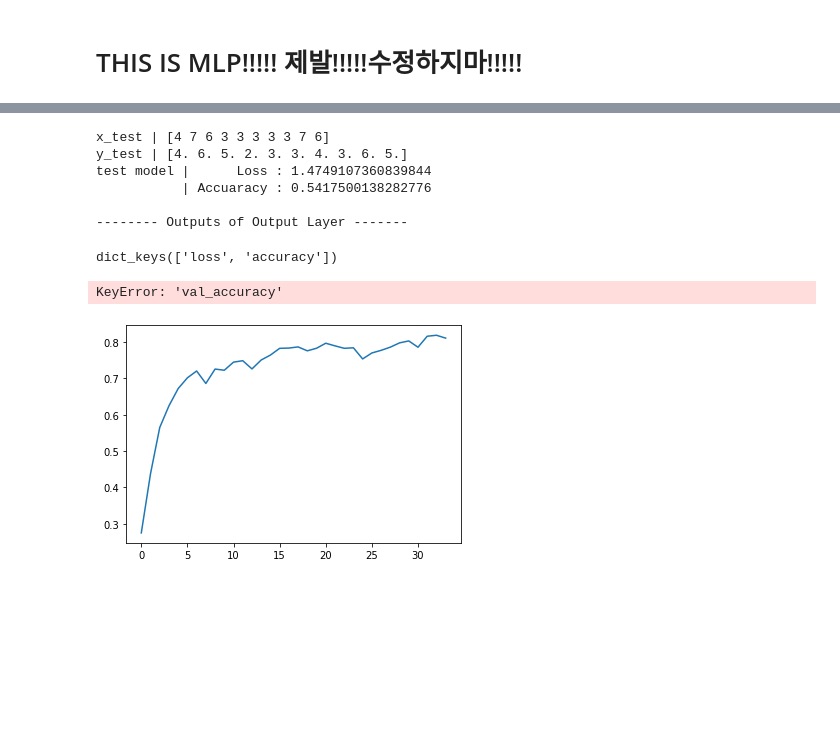
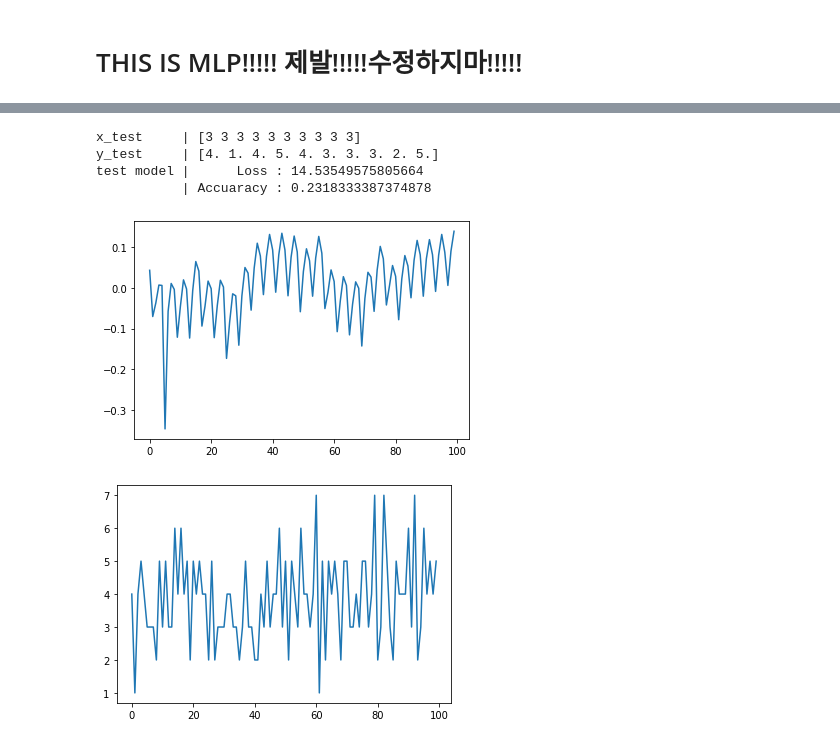
Before and after one commit to louxsoen/DLSCA, a Jupyter notebook: SCA-MLP.ipynb, the cells around one changed output, grey strips where cells are left out. Saved outputs shown, nothing was run; the diff lists cells and outputs as text; code cells hidden in the pictures; blank space fills up the shorter version.

```diff
--- a/SCA-MLP.ipynb
+++ b/SCA-MLP.ipynb
@@ -28,18 +28,25 @@ sbox = (
     0x8c, 0xa1, 0x89, 0x0d, 0xbf, 0xe6, 0x42, 0x68, 0x41, 0x99, 0x2d, 0x0f, 0xb0, 0x54, 0xbb, 0x16 )
 
 MK = ( 0x01, 0x23, 0x45, 0x67, 0x89, 0xab, 0xcd, 0xef, 0x12, 0x34, 0x56, 0x78, 0x9a, 0xbc, 0xde, 0xf0 )
+#파형 자르기 해보기
+trNum = len(defTrace)
+trLen = 150
+'''
+cutTrace = np.zeros((trNum, 150))
 
-iv = np.zeros(len(defTrace))
-for i in range(len(defTrace)):
+for i in range(trNum):
+    cutTrace[i] = defTrace[i][1500:1650]
+    '''
+
+iv = np.zeros(trNum)
+for i in range(trNum):
     temp = sbox[defPt[i][0] ^ MK[0]]
     #temp = defPt[i][0]
     for j in range(8):
         iv[i] += (temp >> j) & 1
 
-np.save('/Users/louxsoen/Documents/Univ/부채널연구/Traces/AES/ivin.npy', iv)
-
-x_train, x_test = train_test_split(defTrace, test_size = 0.2, shuffle = False)
-y_train, y_test = train_test_split(iv , test_size = 0.2, shuffle = False)
+x_train, x_test = train_test_split(defTrace, test_size = 0.3, shuffle = False)
+y_train, y_test = train_test_split(iv , test_size = 0.3, shuffle = False)
 # %%
 print("x train |", x_train.shape)
 print("x test  |", x_test.shape)
@@ -58,14 +65,14 @@ trNum   | 20000
 model = tf.keras.Sequential([
     tf.keras.layers.Dense(units = 128, name = 'Input', activation = 'relu', input_dim = x_train.shape[1]),
 
-    tf.keras.layers.Dense(units = 64, activation = 'relu', kernel_initializer='he_normal'),
+    tf.keras.layers.Dense(units = 256, activation = 'relu', kernel_initializer='he_normal'),
     tf.keras.layers.BatchNormalization(),
     tf.keras.layers.Dropout(rate= 0.2),
 
-    tf.keras.layers.Dense(units = 9, activation = 'softmax', kernel_initializer='he_normal')
+    tf.keras.layers.Dense(units = 256, activation = 'softmax', kernel_initializer='he_normal')
 ])
 model.compile(
-    optimizer = "adam",
+    optimizer = tf.keras.optimizers.Adam(lr=0.001),
     loss = "sparse_categorical_crossentropy",
     metrics =["accuracy"]
 )
@@ -96,4 +103,4 @@ _________________________________________________________________
 To enable them in other operations, rebuild TensorFlow with the appropriate compiler flags.
 # %%
-history = model.fit(x_train, y_train, epochs = 34, verbose = 1)
+history = model.fit(x_train, y_train, epochs = 25, verbose = 1)
 # %% [output]
@@ -117,50 +124,21 @@ Epoch 34/34
 # %%
 predictions = model.predict(x_test)
 
-print("x_test |", np.argmax(predictions[:10], axis = 1))
-print("y_test |", y_test[:10])
-
-
+print("x_test     |", np.argmax(predictions[:10], axis = 1))
+print("y_test     |", y_test[:10])
 
 output_test_result = model.evaluate(x_test, y_test, verbose=0)
 print('test model |      Loss :', output_test_result[0])
 print('           | Accuaracy :', output_test_result[1])
 
-print('\n-------- Outputs of Output Layer -------\n')
+plt.plot(x_test[0][:100])
+plt.show()
+plt.plot(y_test[:100])
+plt.show()
 # %% [output]
-x_test | [4 7 6 3 3 3 3 3 7 6]
-y_test | [4. 6. 5. 2. 3. 3. 4. 3. 6. 5.]
-test model |      Loss : 1.4749107360839844
-           | Accuaracy : 0.5417500138282776
-
--------- Outputs of Output Layer -------
+x_test     | [3 3 3 3 3 3 3 3 3 3]
+y_test     | [4. 1. 4. 5. 4. 3. 3. 3. 2. 5.]
+test model |      Loss : 14.53549575805664
+           | Accuaracy : 0.2318333387374878
+[figure, added]
+[figure, added]
-# %%
-print(history.history.keys())
-
-plt.plot(history.history['accuracy'])
-plt.plot(history.history['val_accuracy'])
-plt.title('model accuracy')
-plt.ylabel('accuracy')
-plt.xlabel('epoch')
-plt.legend(['train', 'validation'], loc='upper left')
-plt.show()
-
-plt.plot(history.history['loss'])
-plt.plot(history.history['val_loss'])
-plt.title('model loss')
-plt.ylabel('loss')
-plt.xlabel('epoch')
-plt.legend(['train', 'validation'], loc='upper left')
-plt.show()
-
-output_layer_result = model.predict(x_train)
-output_test_result = model.evaluate(x_test, y_test, verbose=0)
-print('test model |      Loss :', output_test_result[0])
-print('           | Accuaracy :', output_test_result[1])
-
-print('\n-------- Outputs of Output Layer -------\n')
-print(output_layer_result[0])
-# %% [output]
-dict_keys(['loss', 'accuracy'])
-KeyError: 'val_accuracy'
-[figure, removed]
```
Also changed, not shown: parts of 4 cells of this notebook, 3 other files.
